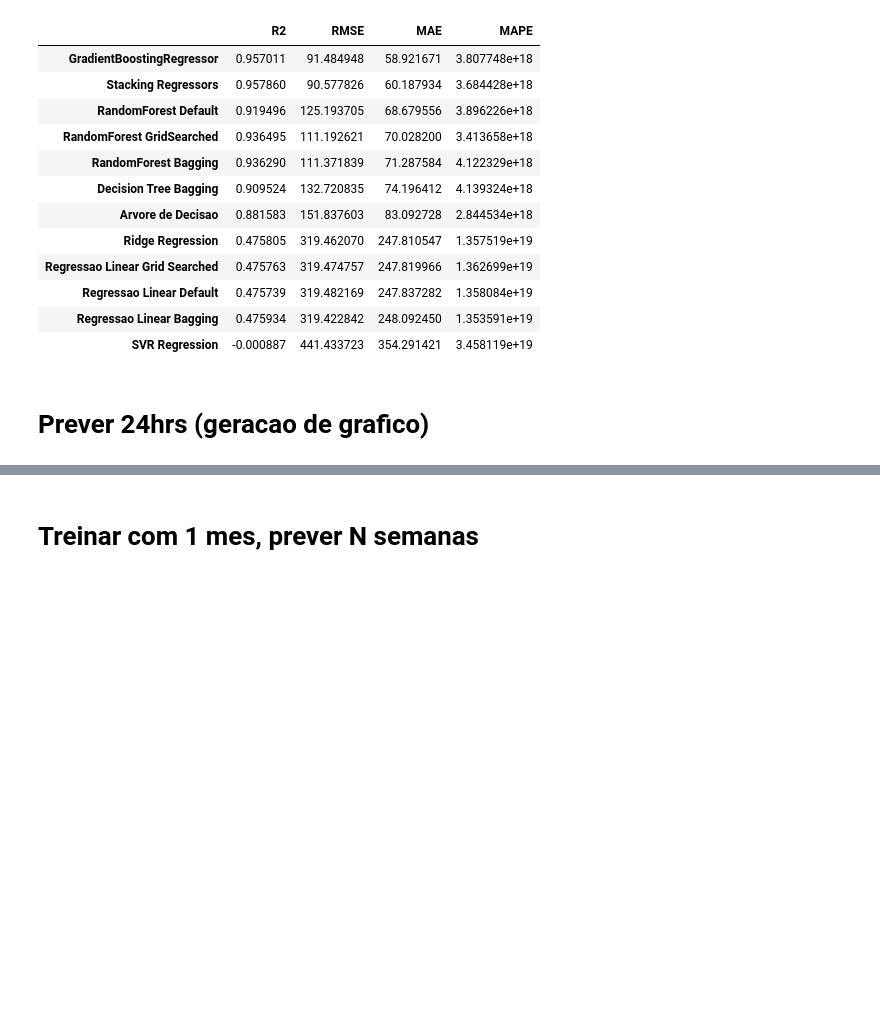
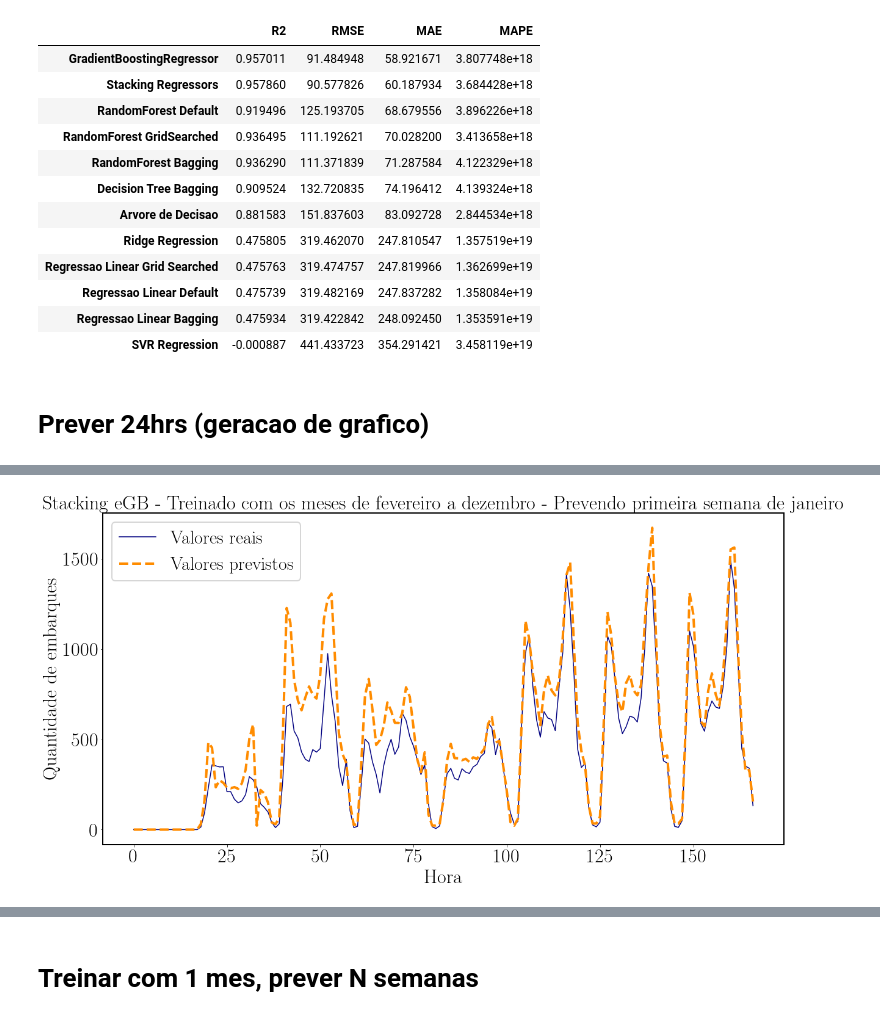
Before and after one commit to medeirosvictor/ds-mobilidade-urbana-fortaleza, a Jupyter notebook: 2015/Modelo-PorLinha-2015.ipynb, the cells around one changed output, grey strips where cells are left out. Saved outputs shown, nothing was run; the diff lists cells and outputs as text; code cells hidden in the pictures; blank space fills up the shorter version.

```diff
--- a/2015/Modelo-PorLinha-2015.ipynb
+++ b/2015/Modelo-PorLinha-2015.ipynb
@@ -600,26 +563,31 @@ KeyboardInterrupt:
 # %%
 # 168 == quantidade de horas previstas em 1 semana
-plt_size = 24
+plt_size = 168
 # plt.rc('patch',linewidth=2)
 plt.rc('axes', linewidth=2, labelpad=5)
 # plt.rc('xtick.minor', size=8, width=4)
 # plt.rc('ytick.minor', size=8, width=4)
 # ax.set_facecolor("white")
 plt.rc('text', usetex=True)
 plt.rc('font', family='serif', serif='Computer Modern', size=42)
 plt.figure(figsize=(20,10))
 plt.plot(range(df_predict_dados.validations_per_hour.size), df_predict_dados.validations_per_hour.values, color='navy', label="Valores reais")
 plt.plot(range(predictions.__len__()), predictions, color='darkorange',linestyle='dashed', label="Valores previstos", linewidth=4)
+# plt.plot(range(df_Abril_xGB.__len__()), df_Abril_xGB, color='indigo',linestyle='dashed', label="Valores previstos: Random Forest", linewidth=2)
+# plt.plot(range(df_Abril_StackingA.__len__()), df_Abril_StackingA, color='rebeccapurple',linestyle='dashed', label="Valores previstos: Stacking A", linewidth=2)
+
 
 # plt.xticks(range(0,24))
-plt.legend(fontsize=32)
+plt.legend(fontsize=30)
 plt.xlabel('Hora', fontsize=32)
 plt.xticks(fontsize=32)
 plt.yticks(fontsize=32)
-plt.title("Modelo: Bagging de árvores de decisão - Treinado com Jan., Fev. e Mar. - Prevendo dia 10 de novembro", fontsize=32)
+plt.title("Stacking eGB - Treinado com os meses de fevereiro a dezembro - Prevendo primeira semana de janeiro", fontsize=32)
 plt.ylabel('Quantidade de embarques', fontsize=32)
-plt.savefig(f'../images/bagging-arvore-de-decisao-{year}-janfevmar-predict-novembro-d10.pdf')
+plt.savefig(f'../images/stacking-egb-{year}-all-predict-janeiro-w1.pdf')
 plt.show()
+# %% [output]
+[figure, added]
 # %%
 
 real_values = df_predict_dados.validations_per_hour
```
Also changed, not shown: parts of 4 cells of this notebook, 19 other files.
